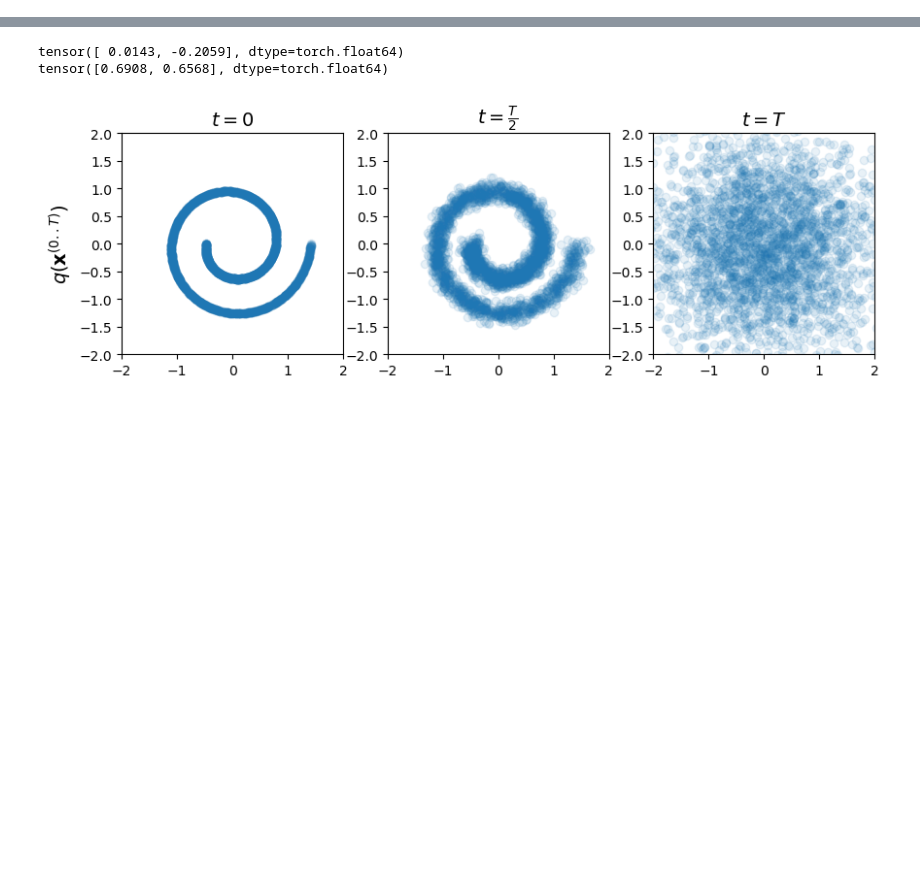
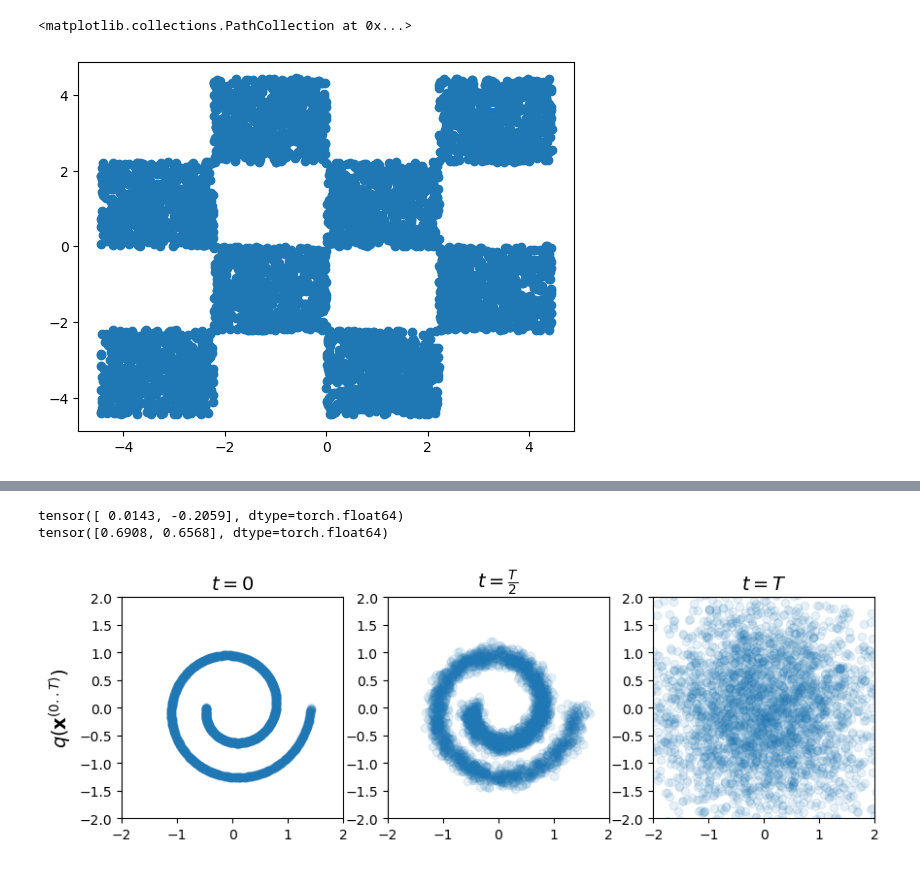
Before and after one commit to CHILLQQ/diffusion, a Jupyter notebook: Forward-process-visualization.ipynb, the cells around one changed output, grey strips where cells are left out. Drawn from its saved outputs; the diff is of its cells as text; code cells hidden in the pictures; blank space fills up the shorter version.

```diff
--- a/Forward-process-visualization.ipynb
+++ b/Forward-process-visualization.ipynb
@@ -38,0 +131,15 @@ xT = model.forward_process(x0, 20)
+# %%
+def inf_train_gen(batch_size: int = 200, device: str = "cpu"):
+    x1 = torch.rand(batch_size, device=device) * 4 - 2
+    x2_ = torch.rand(batch_size, device=device) - torch.randint(high=2, size=(batch_size, ), device=device) * 2
+    x2 = x2_ + (torch.floor(x1) % 2)
+
+    data = 1.0 * torch.cat([x1[:, None], x2[:, None]], dim=1) / 0.45
+
+    return data.float()
+# %%
+dat = inf_train_gen(5000)
+plt.scatter(dat[:,0],dat[:,1])
+# %% [output]
+<matplotlib.collections.PathCollection at 0x...>
+[figure, added]
```
Also changed, not shown: parts of 12 cells of this notebook.
